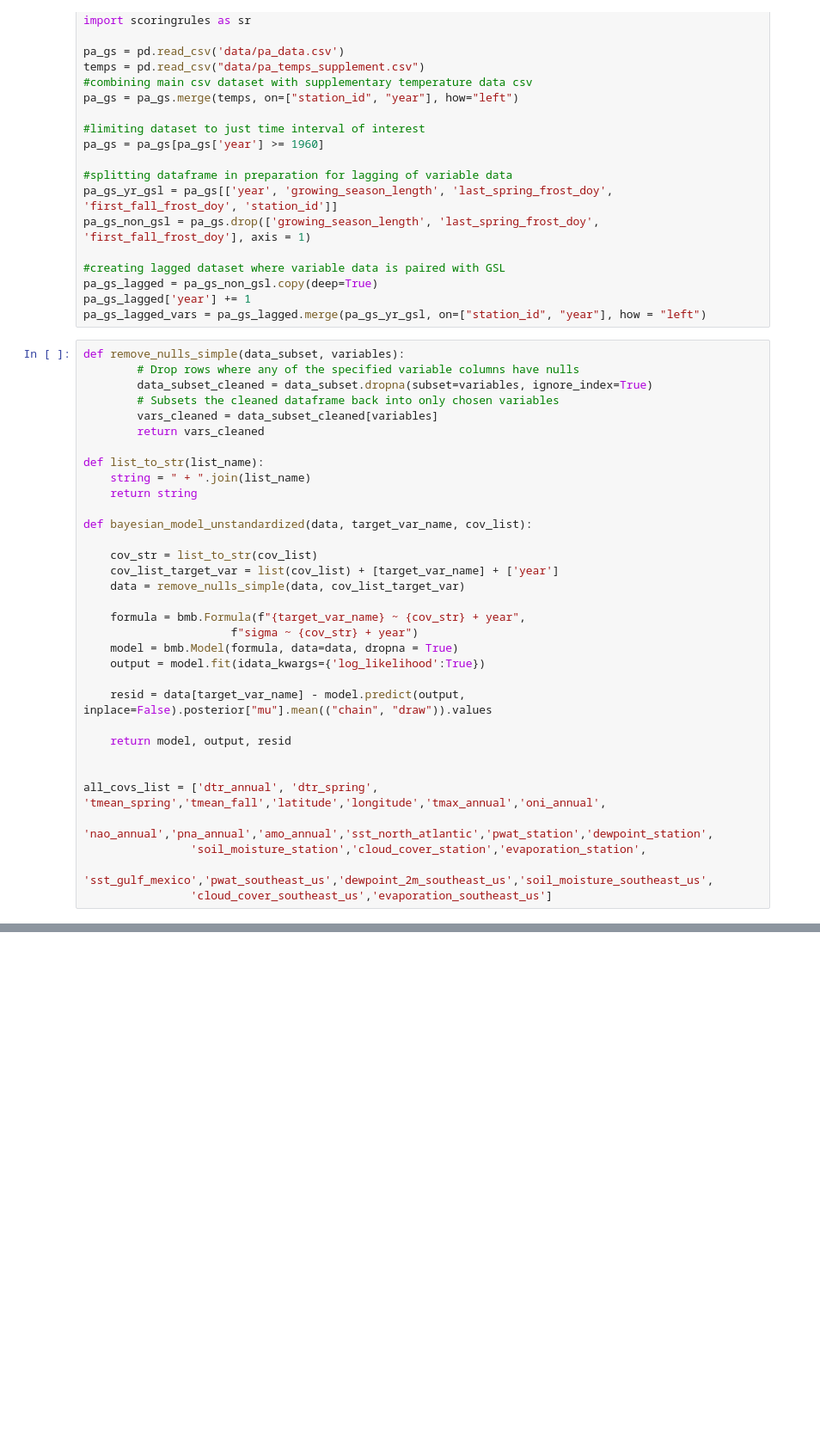
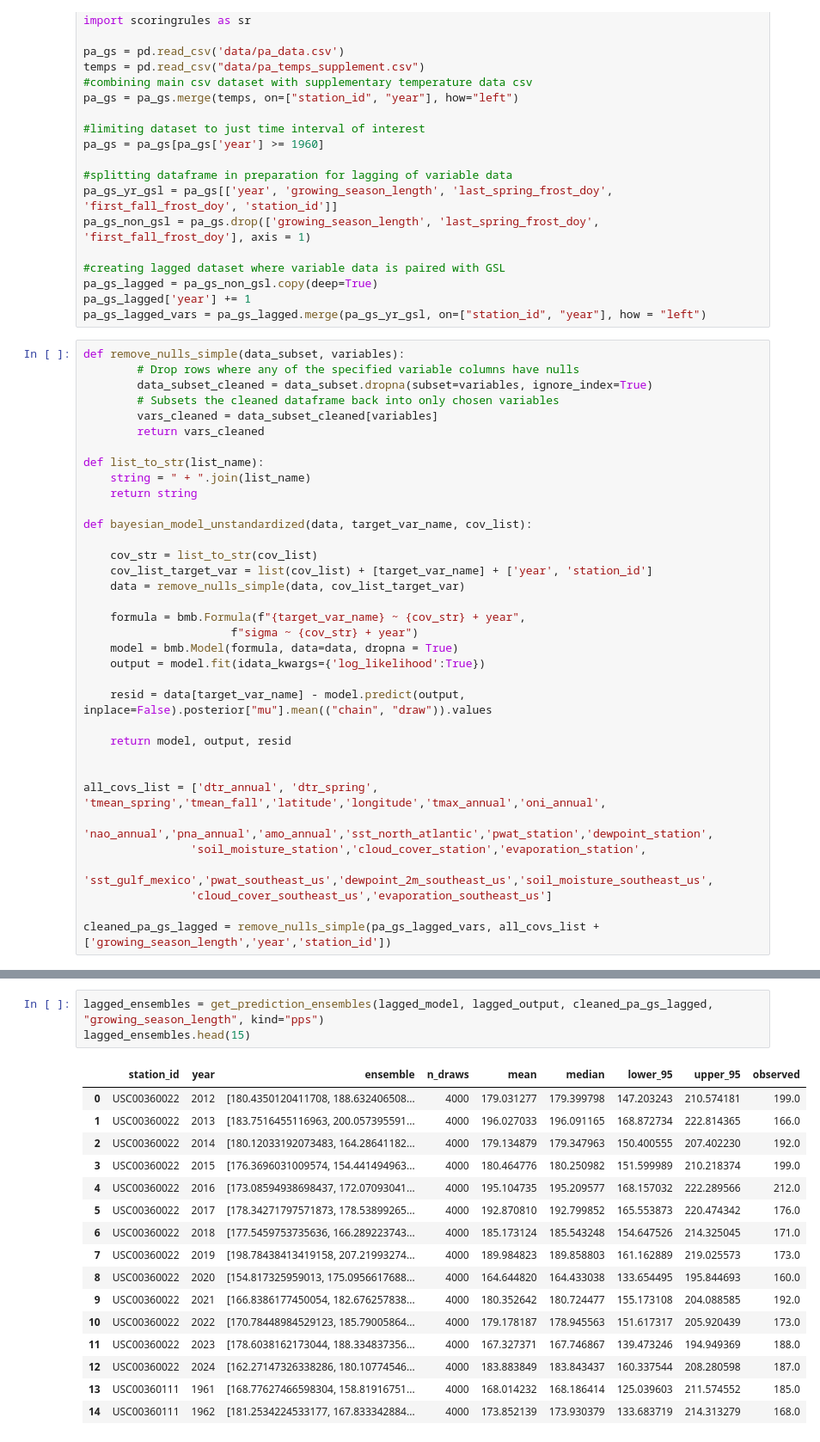
Before and after one commit to samjbaugh/reu26, a Jupyter notebook: Variogram_score_lagged.ipynb, the cells around one changed output, grey strips where cells are left out. Shown at 86% size. Drawn from its saved outputs; the diff is of its cells as text; blank space fills up the shorter version.

```diff
--- a/Variogram_score_lagged.ipynb
+++ b/Variogram_score_lagged.ipynb
@@ -40,7 +40,7 @@ def list_to_str(list_name):
 def bayesian_model_unstandardized(data, target_var_name, cov_list):
 
     cov_str = list_to_str(cov_list)
-    cov_list_target_var = list(cov_list) + [target_var_name] + ['year']
+    cov_list_target_var = list(cov_list) + [target_var_name] + ['year', 'station_id']
     data = remove_nulls_simple(data, cov_list_target_var)
 
     formula = bmb.Formula(f"{target_var_name} ~ {cov_str} + year",
@@ -58,6 +58,8 @@ all_covs_list = ['dtr_annual', 'dtr_spring', 'tmean_spring','tmean_fall','latitu
                 'soil_moisture_station','cloud_cover_station','evaporation_station',
                 'sst_gulf_mexico','pwat_southeast_us','dewpoint_2m_southeast_us','soil_moisture_southeast_us',
                 'cloud_cover_southeast_us','evaporation_southeast_us']
+
+cleaned_pa_gs_lagged = remove_nulls_simple(pa_gs_lagged_vars, all_covs_list + ['growing_season_length','year','station_id'])
 # %%
 lagged_model, lagged_output, lagged_resid = bayesian_model_unstandardized(pa_gs_lagged_vars, 'growing_season_length', all_covs_list)
 # %% [output]
@@ -128,0 +195,20 @@ ValueError: Forecasts shape (64, 176) and observations shape (64, 176) are not c
+# %%
+lagged_ensembles = get_prediction_ensembles(lagged_model, lagged_output, cleaned_pa_gs_lagged, "growing_season_length", kind="pps")
+lagged_ensembles.head(15)
+# %% [output]
+|  | station_id | year | ensemble | n_draws | mean | median | lower_95 | upper_95 | observed |
+| 0 | USC00360022 | 2012 | [180.4350120411708, 188.632406508... | 4000 | 179.031277 | 179.399798 | 147.203243 | 210.574181 | 199.0 |
+| 1 | USC00360022 | 2013 | [183.7516455116963, 200.057395591... | 4000 | 196.027033 | 196.091165 | 168.872734 | 222.814365 | 166.0 |
+| 2 | USC00360022 | 2014 | [180.12033192073483, 164.28641182... | 4000 | 179.134879 | 179.347963 | 150.400555 | 207.402230 | 192.0 |
+| 3 | USC00360022 | 2015 | [176.3696031009574, 154.441494963... | 4000 | 180.464776 | 180.250982 | 151.599989 | 210.218374 | 199.0 |
+| 4 | USC00360022 | 2016 | [173.08594938698437, 172.07093041... | 4000 | 195.104735 | 195.209577 | 168.157032 | 222.289566 | 212.0 |
+| 5 | USC00360022 | 2017 | [178.34271797571873, 178.53899265... | 4000 | 192.870810 | 192.799852 | 165.553873 | 220.474342 | 176.0 |
+| 6 | USC00360022 | 2018 | [177.5459753735636, 166.289223743... | 4000 | 185.173124 | 185.543248 | 154.647526 | 214.325045 | 171.0 |
+| 7 | USC00360022 | 2019 | [198.78438413419158, 207.21993274... | 4000 | 189.984823 | 189.858803 | 161.162889 | 219.025573 | 173.0 |
+| 8 | USC00360022 | 2020 | [154.817325959013, 175.0956617688... | 4000 | 164.644820 | 164.433038 | 133.654495 | 195.844693 | 160.0 |
+| 9 | USC00360022 | 2021 | [166.8386177450054, 182.676257838... | 4000 | 180.352642 | 180.724477 | 155.173108 | 204.088585 | 192.0 |
+| 10 | USC00360022 | 2022 | [170.78448984529123, 185.79005864... | 4000 | 179.178187 | 178.945563 | 151.617317 | 205.920439 | 173.0 |
+| 11 | USC00360022 | 2023 | [178.6038162173044, 188.334837356... | 4000 | 167.327371 | 167.746867 | 139.473246 | 194.949369 | 188.0 |
+| 12 | USC00360022 | 2024 | [162.27147326338286, 180.10774546... | 4000 | 183.883849 | 183.843437 | 160.337544 | 208.280598 | 187.0 |
+| 13 | USC00360111 | 1961 | [168.77627466598304, 158.81916751... | 4000 | 168.014232 | 168.186414 | 125.039603 | 211.574552 | 185.0 |
+| 14 | USC00360111 | 1962 | [181.2534224533177, 167.833342884... | 4000 | 173.852139 | 173.930379 | 133.683719 | 214.313279 | 168.0 |
```
Also changed, not shown: parts of 9 cells of this notebook.
